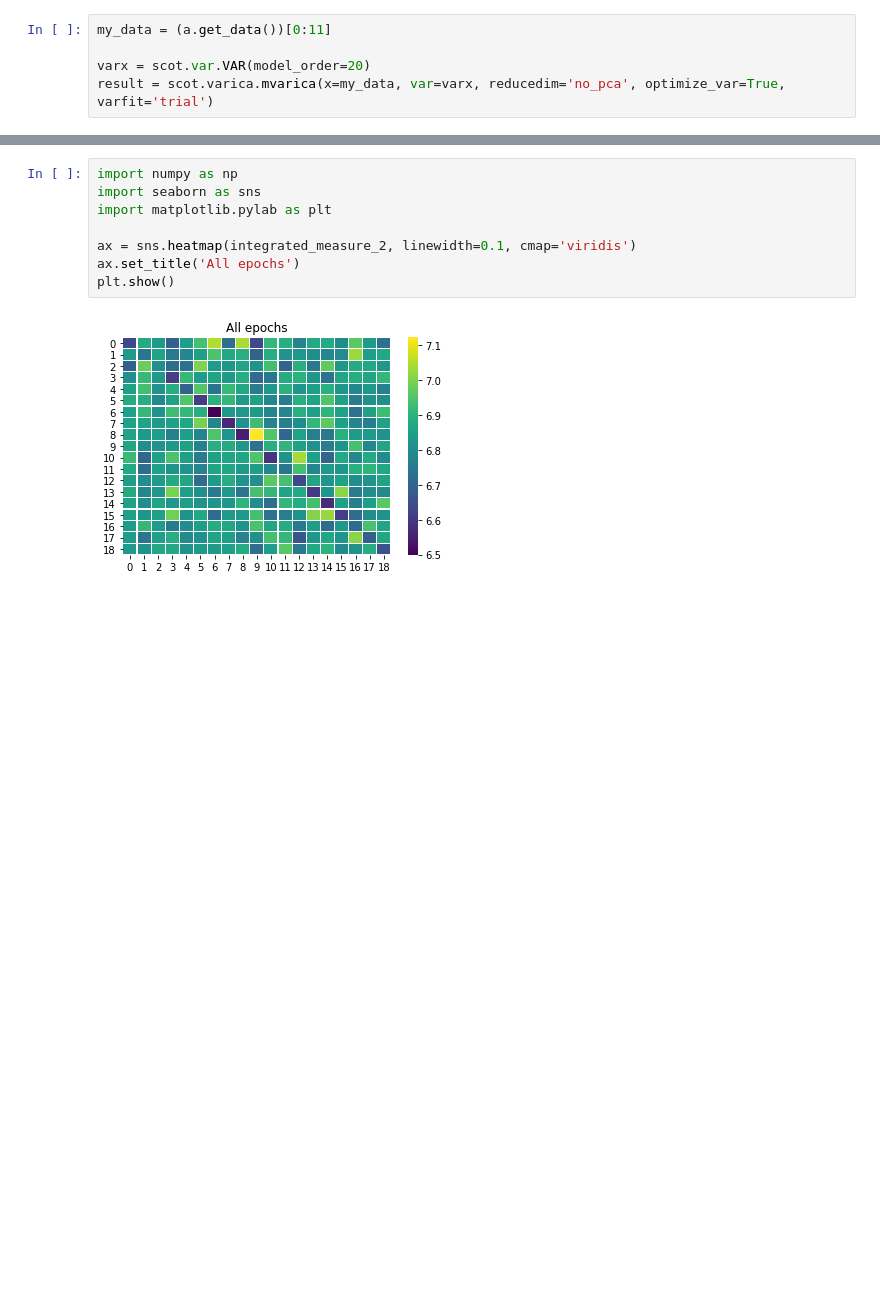
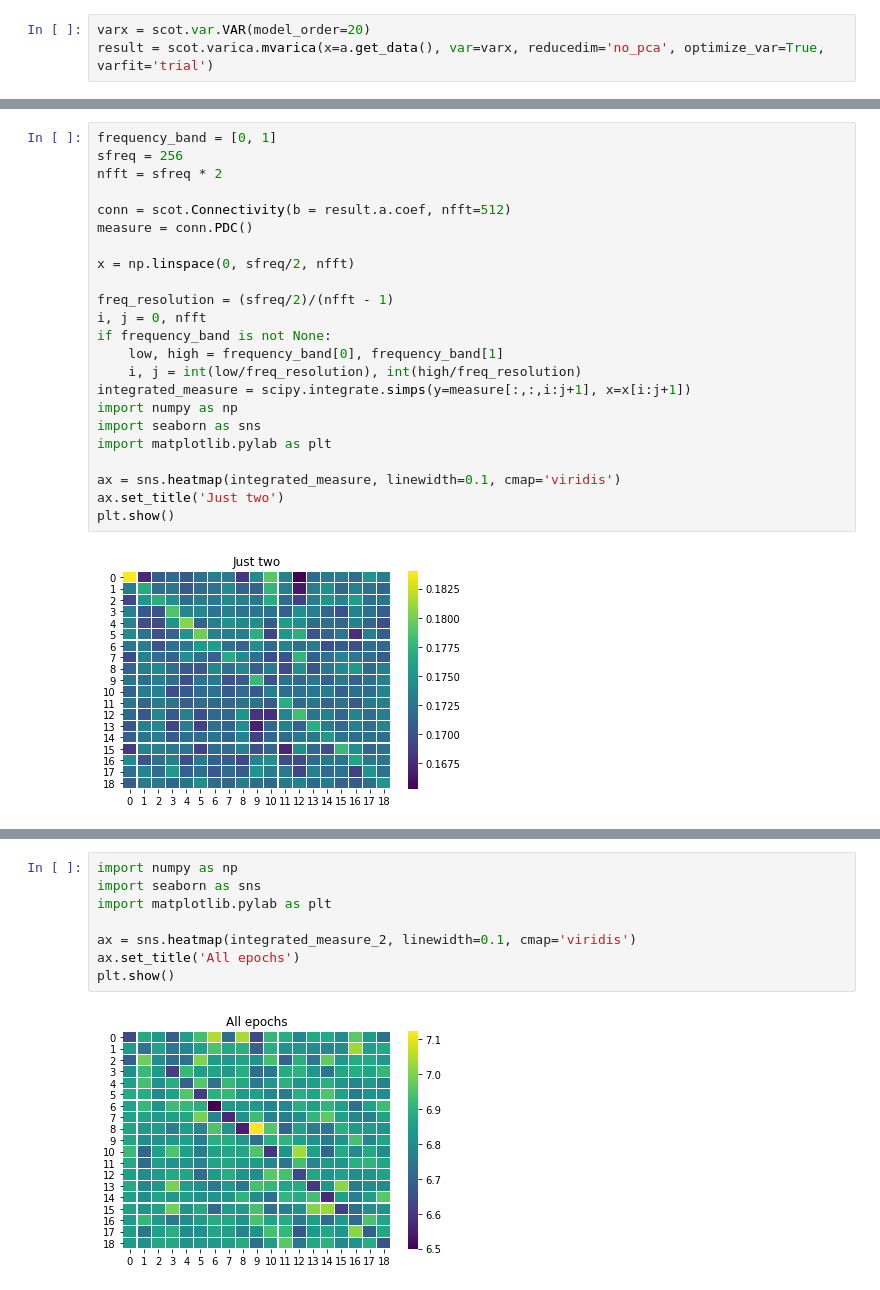
Before and after one commit to igor-casatti/brain_connectivity_epilepsy, a Jupyter notebook: Untitled1.ipynb, the cells around one changed output, grey strips where cells are left out. Saved outputs shown, nothing was run; the diff lists cells and outputs as text; blank space fills up the shorter version.

```diff
--- a/Untitled1.ipynb
+++ b/Untitled1.ipynb
@@ -47,5 +72,3 @@ myConn.plot_connectivity_hmp(measure='DTF', frequency_band=[5, 10])
 # %%
-my_data = (a.get_data())[0:11]
-
 varx = scot.var.VAR(model_order=20)
-result = scot.varica.mvarica(x=my_data, var=varx, reducedim='no_pca', optimize_var=True, varfit='trial')
+result = scot.varica.mvarica(x=a.get_data(), var=varx, reducedim='no_pca', optimize_var=True, varfit='trial')
@@ -52 +79,26 @@ result = scot.varica.mvarica(x=my_data, var=varx, reducedim='no_pca', optimize_v
+# %%
+frequency_band = [0, 1]
+sfreq = 256
+nfft = sfreq * 2
+
+conn = scot.Connectivity(b = result.a.coef, nfft=512)
+measure = conn.PDC()
+
+x = np.linspace(0, sfreq/2, nfft)
+
+freq_resolution = (sfreq/2)/(nfft - 1)
+i, j = 0, nfft
+if frequency_band is not None:
+    low, high = frequency_band[0], frequency_band[1]
+    i, j = int(low/freq_resolution), int(high/freq_resolution)
+integrated_measure = scipy.integrate.simps(y=measure[:,:,i:j+1], x=x[i:j+1])
+import numpy as np
+import seaborn as sns
+import matplotlib.pylab as plt
+
+ax = sns.heatmap(integrated_measure, linewidth=0.1, cmap='viridis')
+ax.set_title('Just two')
+plt.show()
+# %% [output]
+[figure, added]
 # %%
```
Also changed, not shown: parts of 57 cells of this notebook, 2 other files.
